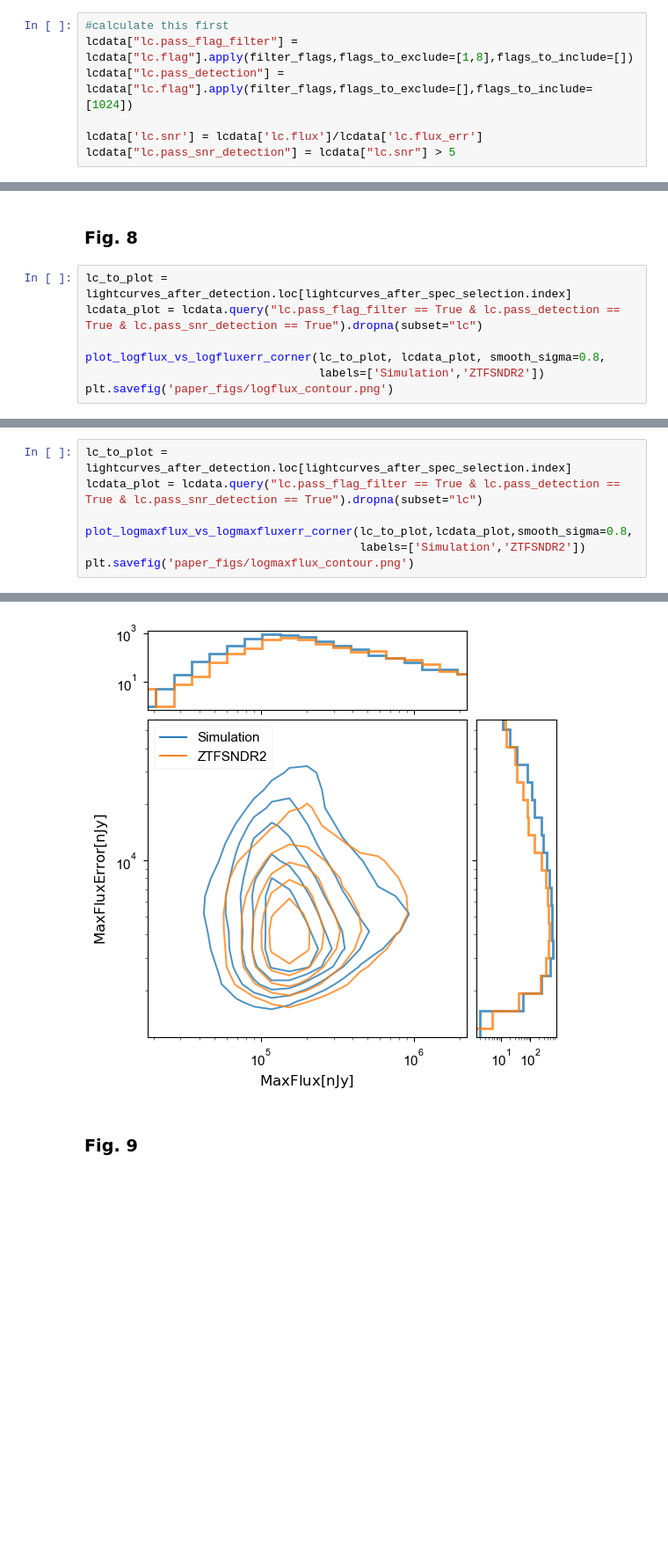
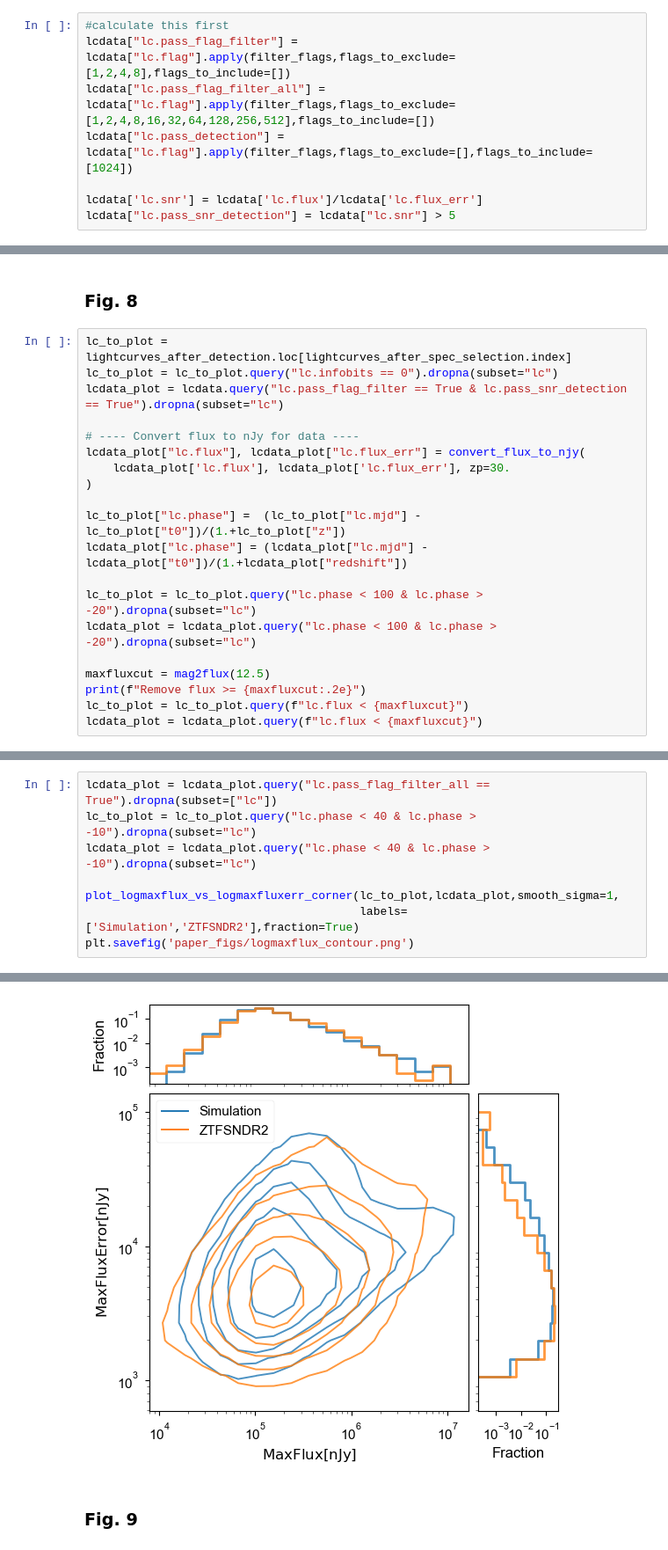
Before and after one commit to mi-dai/lightcurvelynx_ztf_sims, a Jupyter notebook: ZTF_snia-paper-plots.ipynb, the cells around one changed output, grey strips where cells are left out. Shown at 88% size. Drawn from its saved outputs; the diff is of its cells as text; blank space fills up the shorter version.

Commit message:
near final for paper

```diff
--- a/ZTF_snia-paper-plots.ipynb
+++ b/ZTF_snia-paper-plots.ipynb
@@ -697,7 +695,8 @@ def filter_flags(lc_flag, flags_to_exclude=[], flags_to_include=[]):
     return pass_filter
 # %%
 #calculate this first
-lcdata["lc.pass_flag_filter"] = lcdata["lc.flag"].apply(filter_flags,flags_to_exclude=[1,8],flags_to_include=[])
+lcdata["lc.pass_flag_filter"] = lcdata["lc.flag"].apply(filter_flags,flags_to_exclude=[1,2,4,8],flags_to_include=[])
+lcdata["lc.pass_flag_filter_all"] = lcdata["lc.flag"].apply(filter_flags,flags_to_exclude=[1,2,4,8,16,32,64,128,256,512],flags_to_include=[])
 lcdata["lc.pass_detection"] = lcdata["lc.flag"].apply(filter_flags,flags_to_exclude=[],flags_to_include=[1024])
 
 lcdata['lc.snr'] = lcdata['lc.flux']/lcdata['lc.flux_err']
@@ -738,9 +761,22 @@ plt.savefig('paper_figs/snr_alldetection.png')
 ### Fig. 8
 # %%
 lc_to_plot = lightcurves_after_detection.loc[lightcurves_after_spec_selection.index]
-lcdata_plot = lcdata.query("lc.pass_flag_filter == True & lc.pass_detection == True & lc.pass_snr_detection == True").dropna(subset="lc")
+lc_to_plot = lc_to_plot.query("lc.infobits == 0").dropna(subset="lc")
+lcdata_plot = lcdata.query("lc.pass_flag_filter == True & lc.pass_snr_detection == True").dropna(subset="lc")
 
-plot_logflux_vs_logfluxerr_corner(lc_to_plot, lcdata_plot, smooth_sigma=0.8,
-                                  labels=['Simulation','ZTFSNDR2'])
-plt.savefig('paper_figs/logflux_contour.png')
+# ---- Convert flux to nJy for data ----
+lcdata_plot["lc.flux"], lcdata_plot["lc.flux_err"] = convert_flux_to_njy(
+    lcdata_plot['lc.flux'], lcdata_plot['lc.flux_err'], zp=30.
+)
+
+lc_to_plot["lc.phase"] =  (lc_to_plot["lc.mjd"] - lc_to_plot["t0"])/(1.+lc_to_plot["z"])
+lcdata_plot["lc.phase"] = (lcdata_plot["lc.mjd"] - lcdata_plot["t0"])/(1.+lcdata_plot["redshift"])
+
+lc_to_plot = lc_to_plot.query("lc.phase < 100 & lc.phase > -20").dropna(subset="lc")
+lcdata_plot = lcdata_plot.query("lc.phase < 100 & lc.phase > -20").dropna(subset="lc")
+
+maxfluxcut = mag2flux(12.5)
+print(f"Remove flux >= {maxfluxcut:.2e}")
+lc_to_plot = lc_to_plot.query(f"lc.flux < {maxfluxcut}")
+lcdata_plot = lcdata_plot.query(f"lc.flux < {maxfluxcut}")
 # %% [output]
@@ -750,8 +795,9 @@ Ndata 291325.0
 # %%
-lc_to_plot = lightcurves_after_detection.loc[lightcurves_after_spec_selection.index]
-lcdata_plot = lcdata.query("lc.pass_flag_filter == True & lc.pass_detection == True & lc.pass_snr_detection == True").dropna(subset="lc")
+lcdata_plot = lcdata_plot.query("lc.pass_flag_filter_all == True").dropna(subset=["lc"])
+lc_to_plot = lc_to_plot.query("lc.phase < 40 & lc.phase > -10").dropna(subset="lc")
+lcdata_plot = lcdata_plot.query("lc.phase < 40 & lc.phase > -10").dropna(subset="lc")
 
-plot_logmaxflux_vs_logmaxfluxerr_corner(lc_to_plot,lcdata_plot,smooth_sigma=0.8,
-                                        labels=['Simulation','ZTFSNDR2'])
+plot_logmaxflux_vs_logmaxfluxerr_corner(lc_to_plot,lcdata_plot,smooth_sigma=1,
+                                        labels=['Simulation','ZTFSNDR2'],fraction=True)
 plt.savefig('paper_figs/logmaxflux_contour.png')
 # %% [output]
@@ -760,4 +808,4 @@ Ndata 3372.0
-[figure, old version]
+[figure, new version]
 # %% [markdown]
 ### Fig. 9
 # %%
```
Also changed, not shown: parts of 20 cells of this notebook, 8 other files.
